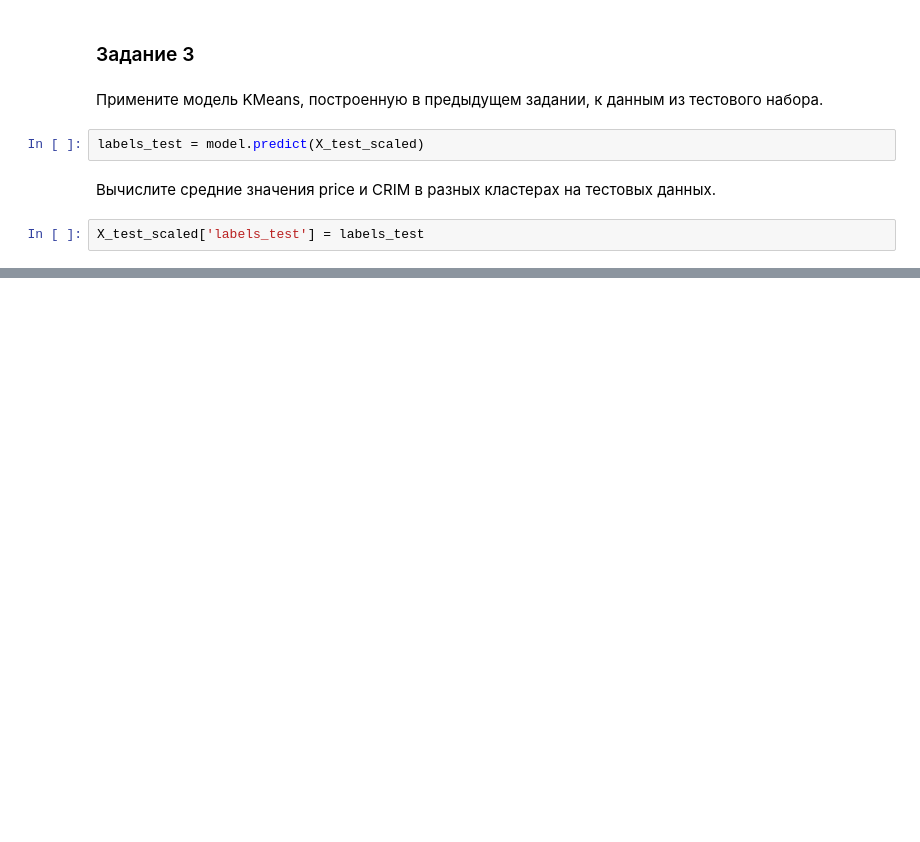
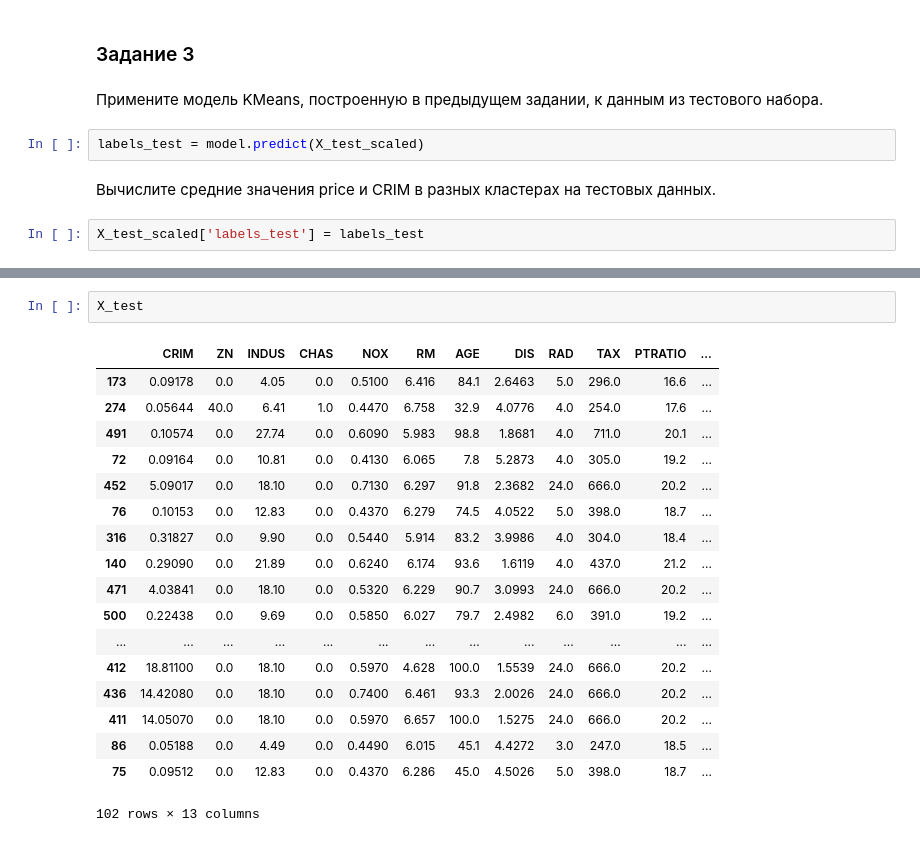
Before and after one commit to evgeniy879/Python_DS, a Jupyter notebook: les_5/Unsupervised learning.ipynb, the cells around one changed output, grey strips where cells are left out. Drawn from its saved outputs; the diff is of its cells as text; blank space fills up the shorter version.

```diff
--- a/les_5/Unsupervised learning.ipynb
+++ b/les_5/Unsupervised learning.ipynb
@@ -101,0 +113,21 @@ display(y_test[labels_test == 0]['price'].mean(), y_test[labels_test == 1]['pric
+# %%
+X_test
+# %% [output]
+|  | CRIM | ZN | INDUS | CHAS | NOX | RM | AGE | DIS | RAD | TAX | PTRATIO | ... |
+| 173 | 0.09178 | 0.0 | 4.05 | 0.0 | 0.5100 | 6.416 | 84.1 | 2.6463 | 5.0 | 296.0 | 16.6 | ... |
+| 274 | 0.05644 | 40.0 | 6.41 | 1.0 | 0.4470 | 6.758 | 32.9 | 4.0776 | 4.0 | 254.0 | 17.6 | ... |
+| 491 | 0.10574 | 0.0 | 27.74 | 0.0 | 0.6090 | 5.983 | 98.8 | 1.8681 | 4.0 | 711.0 | 20.1 | ... |
+| 72 | 0.09164 | 0.0 | 10.81 | 0.0 | 0.4130 | 6.065 | 7.8 | 5.2873 | 4.0 | 305.0 | 19.2 | ... |
+| 452 | 5.09017 | 0.0 | 18.10 | 0.0 | 0.7130 | 6.297 | 91.8 | 2.3682 | 24.0 | 666.0 | 20.2 | ... |
+| 76 | 0.10153 | 0.0 | 12.83 | 0.0 | 0.4370 | 6.279 | 74.5 | 4.0522 | 5.0 | 398.0 | 18.7 | ... |
+| 316 | 0.31827 | 0.0 | 9.90 | 0.0 | 0.5440 | 5.914 | 83.2 | 3.9986 | 4.0 | 304.0 | 18.4 | ... |
+| 140 | 0.29090 | 0.0 | 21.89 | 0.0 | 0.6240 | 6.174 | 93.6 | 1.6119 | 4.0 | 437.0 | 21.2 | ... |
+| 471 | 4.03841 | 0.0 | 18.10 | 0.0 | 0.5320 | 6.229 | 90.7 | 3.0993 | 24.0 | 666.0 | 20.2 | ... |
+| 500 | 0.22438 | 0.0 | 9.69 | 0.0 | 0.5850 | 6.027 | 79.7 | 2.4982 | 6.0 | 391.0 | 19.2 | ... |
+| ... | ... | ... | ... | ... | ... | ... | ... | ... | ... | ... | ... | ... |
+| 412 | 18.81100 | 0.0 | 18.10 | 0.0 | 0.5970 | 4.628 | 100.0 | 1.5539 | 24.0 | 666.0 | 20.2 | ... |
+| 436 | 14.42080 | 0.0 | 18.10 | 0.0 | 0.7400 | 6.461 | 93.3 | 2.0026 | 24.0 | 666.0 | 20.2 | ... |
+| 411 | 14.05070 | 0.0 | 18.10 | 0.0 | 0.5970 | 6.657 | 100.0 | 1.5275 | 24.0 | 666.0 | 20.2 | ... |
+| 86 | 0.05188 | 0.0 | 4.49 | 0.0 | 0.4490 | 6.015 | 45.1 | 4.4272 | 3.0 | 247.0 | 18.5 | ... |
+| 75 | 0.09512 | 0.0 | 12.83 | 0.0 | 0.4370 | 6.286 | 45.0 | 4.5026 | 5.0 | 398.0 | 18.7 | ... |
+102 rows × 13 columns
```
Also changed, not shown: parts of 8 cells of this notebook.
